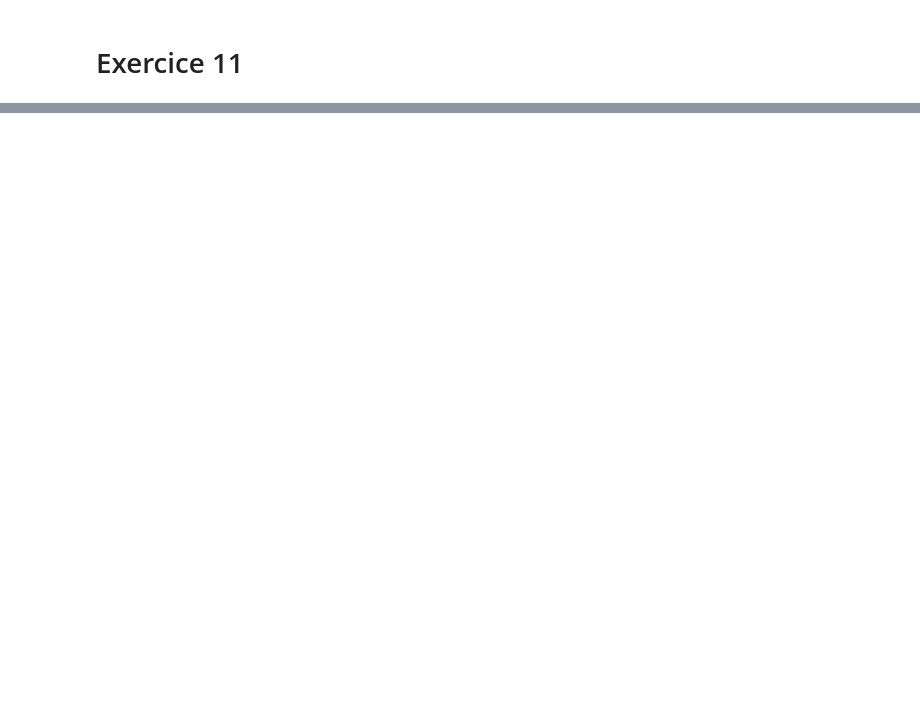
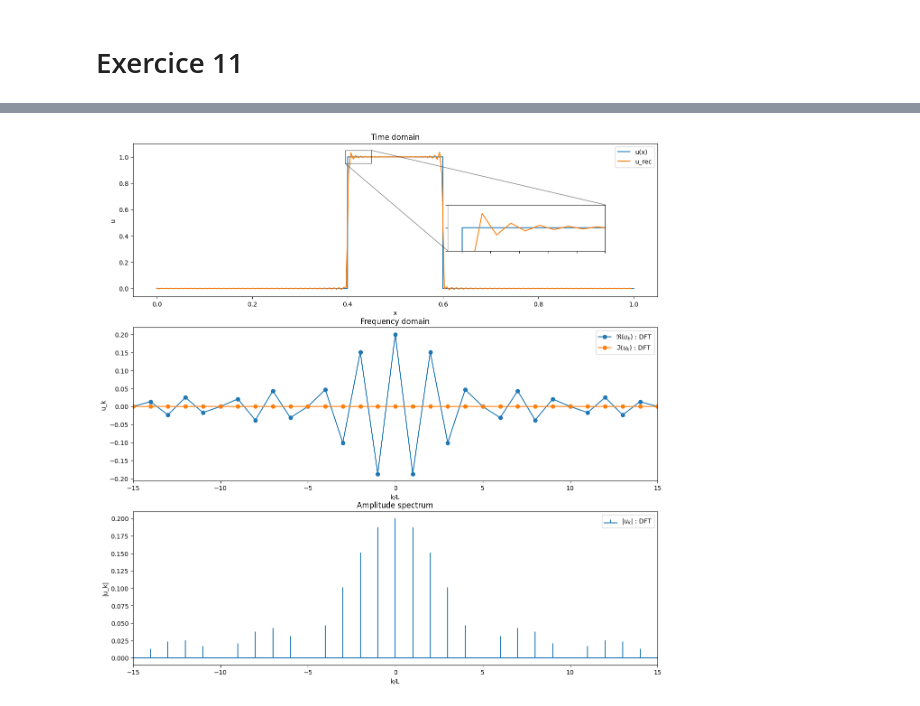
Before and after one commit to sablonl/LPHYS1303-Notebooks, a Jupyter notebook: Spectral.ipynb, the cells around one changed output, grey strips where cells are left out. Cells and saved outputs as stored; diff of their text form; code cells hidden in the pictures; blank space fills up the shorter version.

```diff
--- a/Spectral.ipynb
+++ b/Spectral.ipynb
@@ -161,2 +155,64 @@ Temps de calcul pour N = 20 avec numpy :
+# %%
+# Test 3 : phénomène de Gibbs
+def f(x): return np.where((x >= 0.4) & (x <= 0.6), 1.0, 0.0)
+
+
+L = 1.0
+
+x_all = np.linspace(0, L, 5000)
+u_all = f(x_all)
+# u_analytic ~ sin(k)/k
+
+N = 2**13  # -> compute high res DFT
+x = np.linspace(0, L, N)
+u = f(x)
+if N % 2 == 0:
+    k = np.arange(-N/2, N/2).reshape((N, 1))
+else:
+    k = np.arange(-(N-1)/2, (N-1)/2 + 1).reshape((N, 1))
+
+# Le phenomène de Gibbs aparait si on tronque une DFT exacte, pas si on la calcule directement avec moins de points !
+mask = np.abs(k.flatten()) < 100
+u_k = DFT(u)[mask]
+
+u_rec = IDFT(u_k)
+x_trunc = np.linspace(0, L, len(u_rec), endpoint=False)
+
+fig, ax = plt.subplots(3, figsize=(15, 15))
+
+ax[0].plot(x_all, u_all, label="u(x)", c='C0')
+ax[0].plot(x_trunc, np.real(u_rec), label="u_rec", c='C1')
+axin = ax[0].inset_axes(
+    [0.6, 0.3, 0.3, 0.3],
+    xlim=(0.395, 0.45), ylim=(0.95, 1.05), xticklabels=[], yticklabels=[]
+)
+axin.plot(x_all, u_all, c='C0')
+axin.plot(x_trunc, np.real(u_rec), c='C1')
+
+ax[0].indicate_inset_zoom(axin, edgecolor="black")
+ax[0].set_title("Time domain")
+ax[0].set_xlabel("x")
+ax[0].set_ylabel("u")
+ax[0].legend()
+
+ax[1].plot(k[mask]/L, np.real(u_k), 'o-', label="$\Re(u_k)$ : DFT", c='C0')
+ax[1].plot(k[mask]/L, np.imag(u_k), 'o-', label="$\Im(u_k)$ : DFT", c='C1')
+ax[1].set_xbound(-15, 15)
+ax[1].set_title("Frequency domain")
+ax[1].set_xlabel("k/L")
+ax[1].set_ylabel("u_k")
+ax[1].legend()
+
+ax[2].stem(k[mask]/L, np.abs(u_k),
+           markerfmt=" ", basefmt="C0", label="$|u_k|$ : DFT")
+ax[2].set_xbound(-15, 15)
+ax[2].set_title("Amplitude spectrum")
+ax[2].set_xlabel("k/L")
+ax[2].set_ylabel("|u_k|")
+ax[2].legend()
+
+plt.show()
+# %% [output]
+[figure, added]
 # %%
 %reset -f
```
Also changed, not shown: parts of 13 cells of this notebook.
